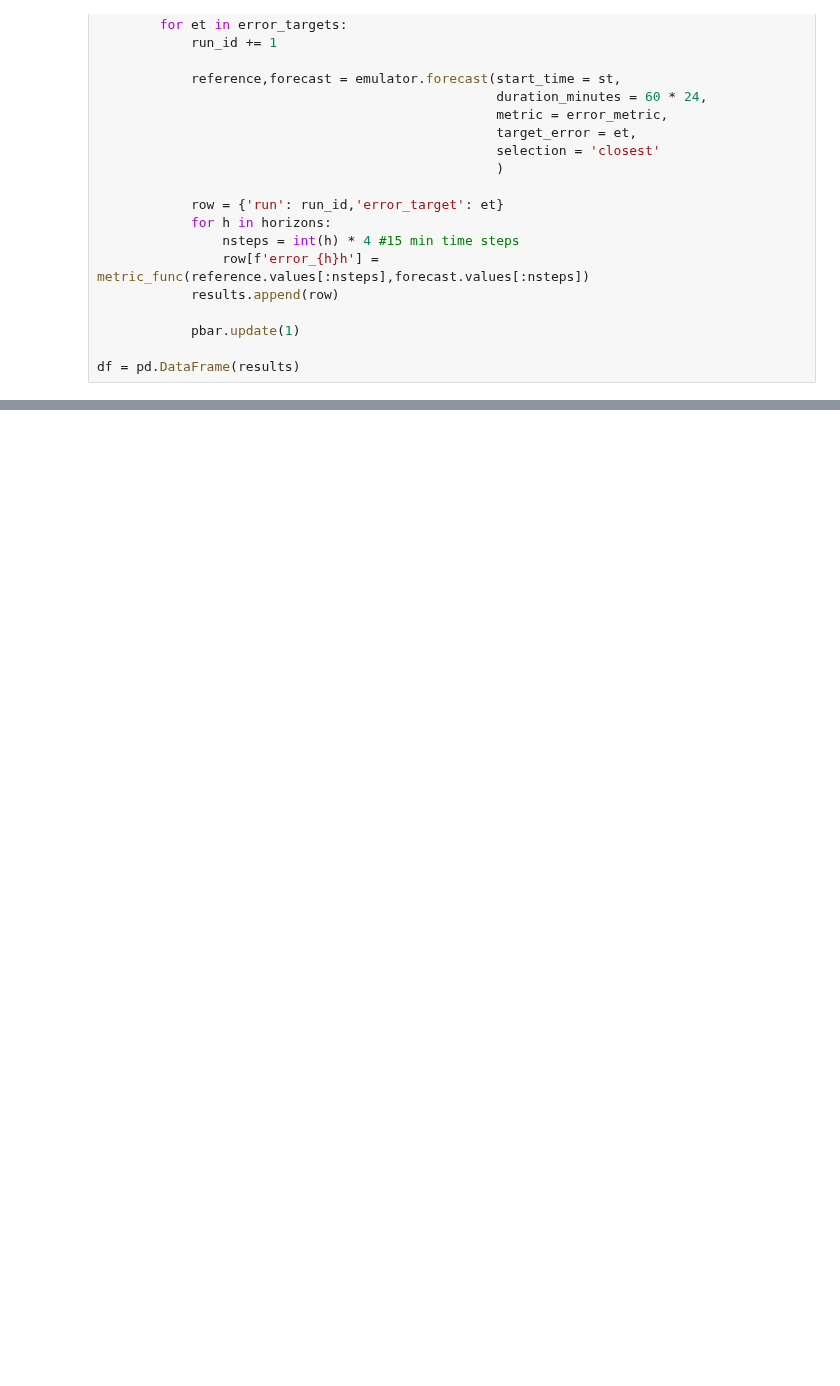
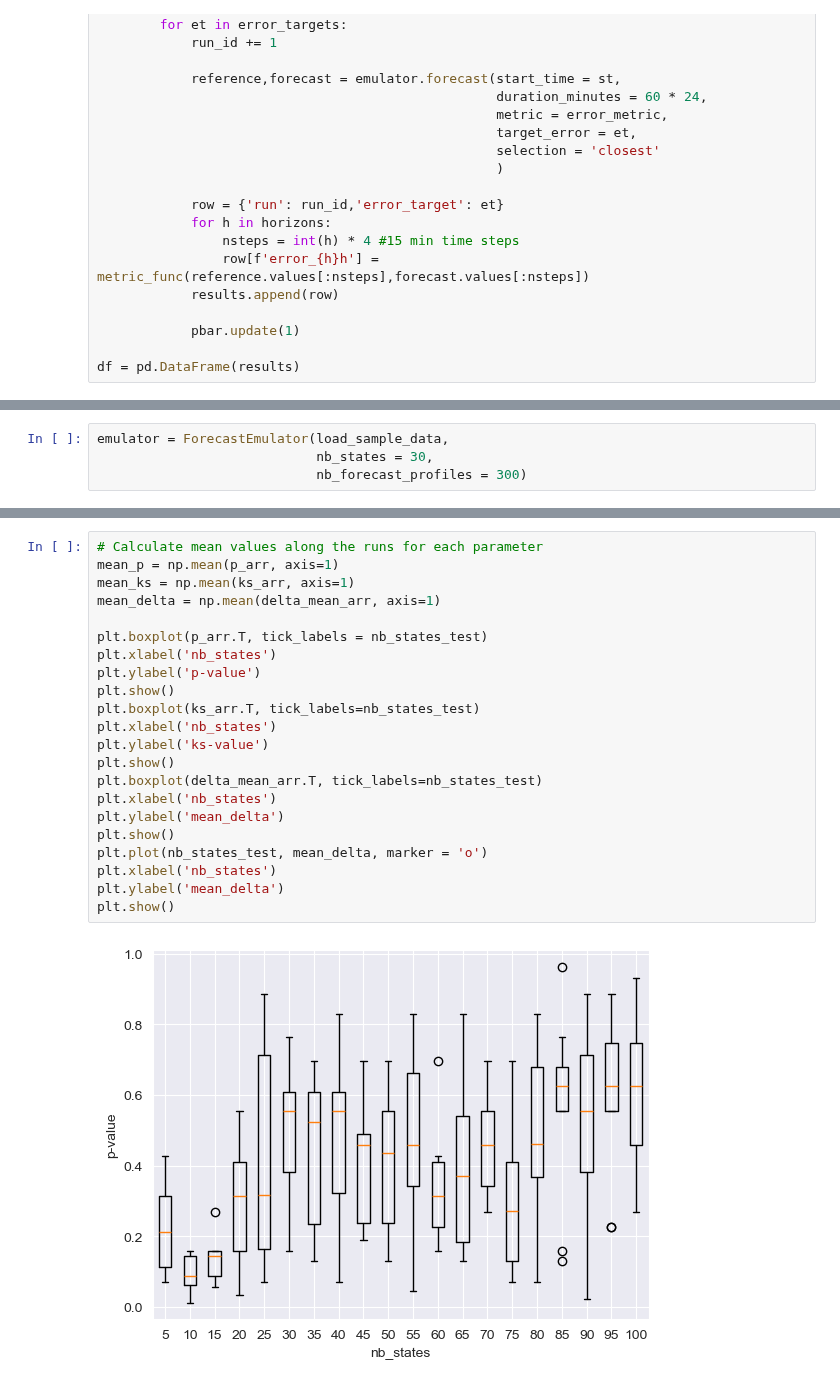
Before and after one commit to RemyRigo/EmuCast, a Jupyter notebook: emucast/notebooks/dev_test.ipynb, the cells around one changed output, grey strips where cells are left out. Cells and saved outputs as stored; diff of their text form; blank space fills up the shorter version.

Commit message:
emulator.tuning method for 'nb_states' parameters + dev_test updated

```diff
--- a/emucast/notebooks/dev_test.ipynb
+++ b/emucast/notebooks/dev_test.ipynb
@@ -491,0 +538,4 @@ df_mean.plot(marker='o')
+# %%
+emulator = ForecastEmulator(load_sample_data,
+                            nb_states = 30,
+                            nb_forecast_profiles = 300)
@@ -491,0 +602,24 @@ df_mean.plot(marker='o')
+# %%
+# Calculate mean values along the runs for each parameter
+mean_p = np.mean(p_arr, axis=1)
+mean_ks = np.mean(ks_arr, axis=1)
+mean_delta = np.mean(delta_mean_arr, axis=1)
+
+plt.boxplot(p_arr.T, tick_labels = nb_states_test)
+plt.xlabel('nb_states')
+plt.ylabel('p-value')
+plt.show()
+plt.boxplot(ks_arr.T, tick_labels=nb_states_test)
+plt.xlabel('nb_states')
+plt.ylabel('ks-value')
+plt.show()
+plt.boxplot(delta_mean_arr.T, tick_labels=nb_states_test)
+plt.xlabel('nb_states')
+plt.ylabel('mean_delta')
+plt.show()
+plt.plot(nb_states_test, mean_delta, marker = 'o')
+plt.xlabel('nb_states')
+plt.ylabel('mean_delta')
+plt.show()
+# %% [output]
+[figure, added]
```
Also changed, not shown: parts of 18 cells of this notebook.
